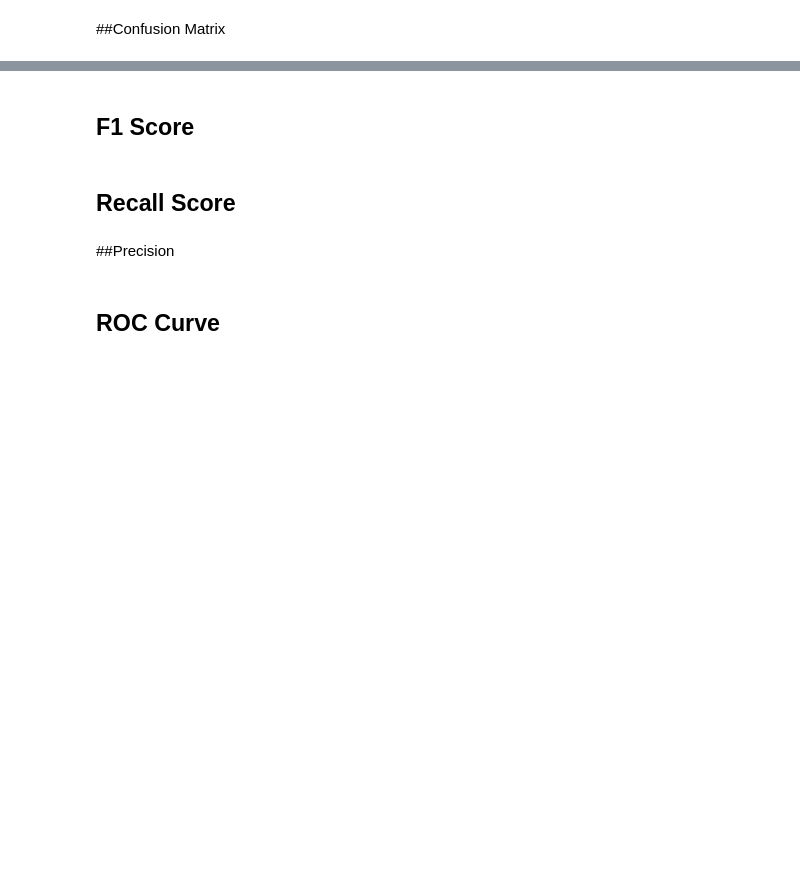
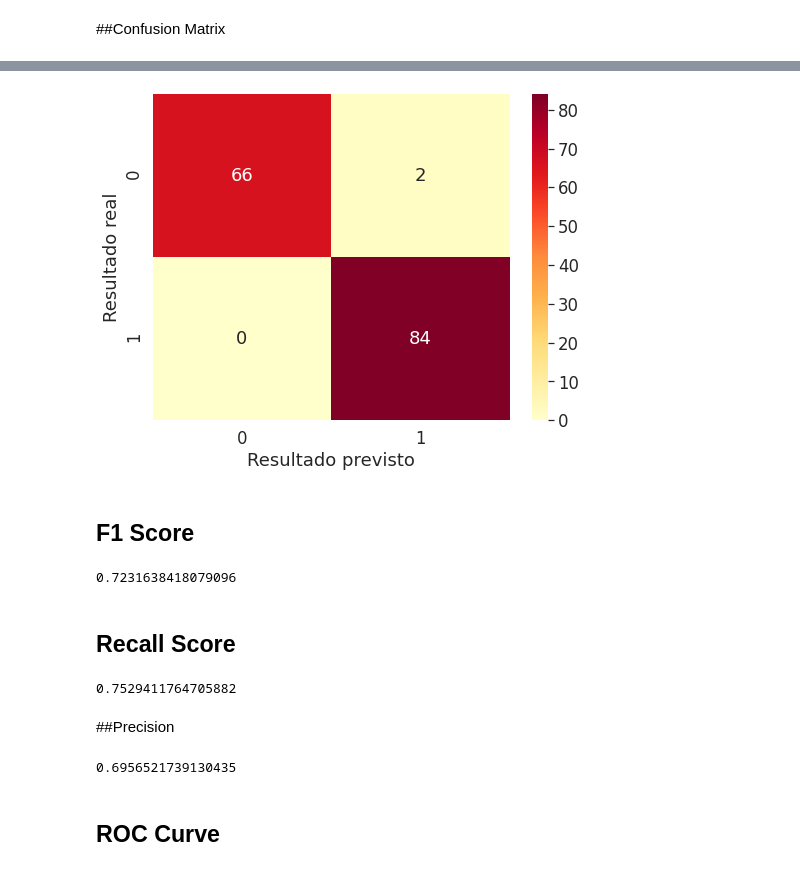
Before and after one commit to data-science-SG/2020_INF425_NLP_SeReS, a Jupyter notebook: eda/03_modelo_detecção_de_sinais_de_depressão.ipynb, the cells around one changed output, grey strips where cells are left out. Cells and saved outputs as stored; diff of their text form; code cells hidden in the pictures; blank space fills up the shorter version.

```diff
--- a/eda/03_modelo_detecção_de_sinais_de_depressão.ipynb
+++ b/eda/03_modelo_detecção_de_sinais_de_depressão.ipynb
@@ -499,23 +491,29 @@ from sklearn.model_selection import ParameterGrid
 
 Ajustar_Hiperparametros = True
 
+n_units_lstm = num_dims
 param_dict = {}
-param_dict['learning_rate'] = np.linspace(0.01, 0.1, 10) # [0.1, 0.01, 0.001] # exemplos de buscas: np.linspace(1e-2,5e-2,5) ou np.logspace(-3,-1,20)
+param_dict['learning_rate'] = np.logspace(-4, -2, 10)
+# np.linspace(0.01, 0.1, 10) # [0.1, 0.01, 0.001] # exemplos de buscas: np.linspace(1e-2,5e-2,5) ou np.logspace(-3,-1,20)
 param_dict['layers'] = [
-                        (2, [6, 40]),
-                        (2, [6, 48]),
-                        (2, [6, 52]),
-                        (3, [6, 48, 8]),
-                        (3, [6, 48, 16]),
-                        (3, [6, 48, 32]),
-                        (3, [6, 48, 48]),
-                        (3, [6, 48, 64])]
+                        (2, [n_units_lstm, 25]),
+                        (3, [n_units_lstm, 75, 25]),
+                        (4, [n_units_lstm, 100, 75, 25]),
+                        (5, [n_units_lstm, 200, 100, 75, 25])
+                        ]
+                        # (2, [6, 48]),
+                        # (2, [6, 52]),
+                        # (3, [6, 48, 8]),
+                        # (3, [6, 48, 16]),
+                        #(3, [6, 48, 32]),
+                        #(3, [6, 48, 48]),
+                        #(3, [6, 48, 64])]
                         # (4, [6, 100, 50, 25]),
                         # (5, [6, 200, 100, 50, 25]),
                         # (6, [6, 400, 200, 100, 50, 25])]              # exemplos de buscas: np.arange(start=1,stop=4)
 # param_dict['num_units'] = [[6, 100, 50, 25], [6, 200, 100, 50, 25]]         # exemplos de buscas: np.arange(10,15)
 
-param_dict['max_epochs']= [3000]     # maximum number of iterations running over the training set
+param_dict['max_epochs']= [1000, 2000, 3000, 4000]     # maximum number of iterations running over the training set
 
 Num_HyperParams_to_test = len(ParameterGrid(param_dict))
 # %%
@@ -572,6 +607,9 @@ print(best_model)
 # Model, losses, accs = train_loop(model, data_train, data_test, max_epochs=1000, print_iters=1) # note que o modelo é sobrescrito pela saída treinada
 # %%
 X_train = torch.FloatTensor(X_train)
+# %%
+if CUDA_flag:
+  X_train = X_train.cuda()
 # %%
 Y_pred = best_model(X_train)
 # %% [markdown]
@@ -637,24 +682,32 @@ plot_conf_mat(Y_test.detach().numpy(), Y_pred.detach().numpy().round())
 # %%
 Y_predtrain = best_model(X_train)
-plot_conf_mat(Y_train, Y_predtrain.detach().numpy().round())
+plot_conf_mat(y_train, Y_predtrain.detach().cpu().numpy().round())
+# %% [output]
+[figure, added]
 # %% [markdown]
 ## F1 Score
 # %%
 from sklearn.metrics import f1_score
 
-f1_score(Y_test.detach().numpy(), Y_pred.detach().numpy().round())
+f1_score(Y_test.detach().cpu().numpy(), Y_pred.detach().cpu().numpy().round())
+# %% [output]
+0.7231638418079096
 # %% [markdown]
 ## Recall Score
 # %%
 from sklearn.metrics import recall_score
 
-recall_score(Y_test.detach().numpy(), Y_pred.detach().numpy().round())
+recall_score(Y_test.detach().cpu().numpy(), Y_pred.detach().cpu().numpy().round())
+# %% [output]
+0.7529411764705882
 # %% [markdown]
 ##Precision
 # %%
 from sklearn.metrics import precision_score
 
-precision_score(Y_test.detach().numpy(), Y_pred.detach().numpy().round())
+precision_score(Y_test.detach().cpu().numpy(), Y_pred.detach().cpu().numpy().round())
+# %% [output]
+0.6956521739130435
 # %% [markdown]
 ## ROC Curve
 # %%
```
Also changed, not shown: parts of 123 cells of this notebook, 1 other file.
